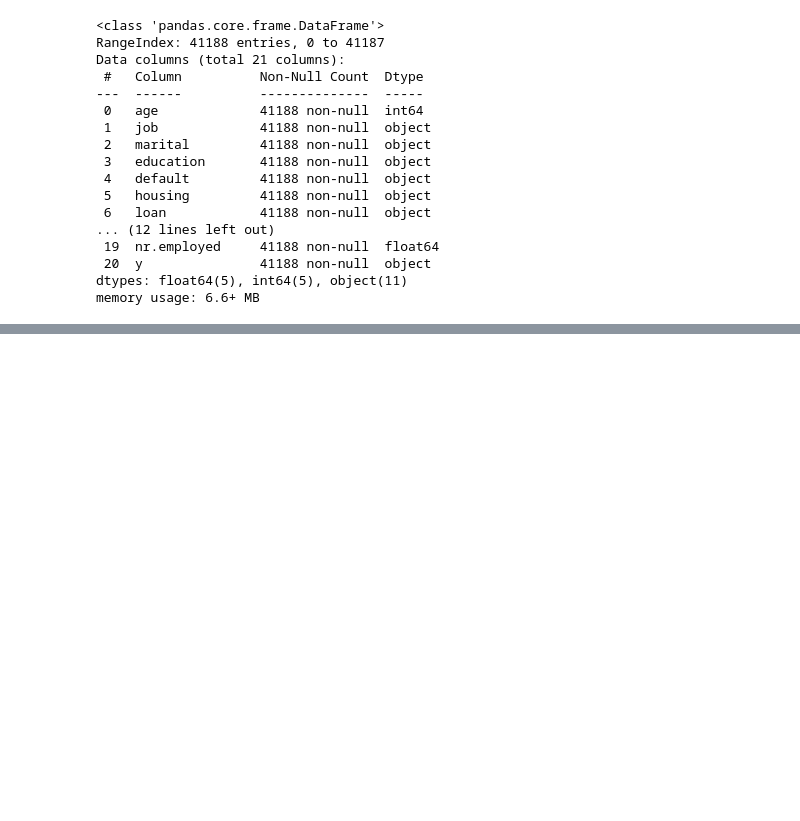
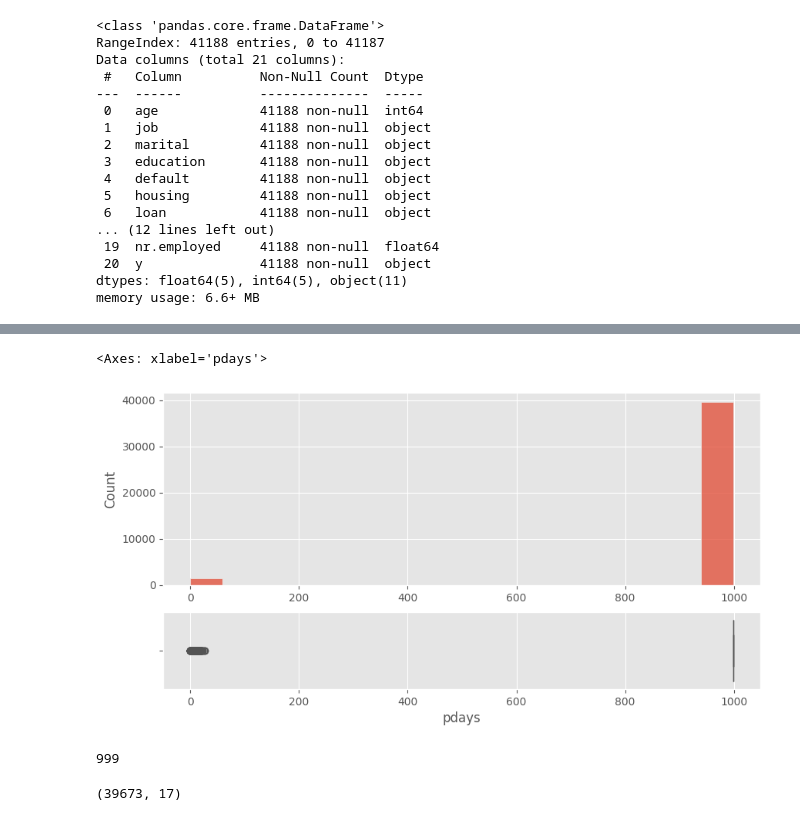
Before and after one commit to allankruger/logistic-regression, a Jupyter notebook: src/explore.ipynb, the cells around one changed output, grey strips where cells are left out. Drawn from its saved outputs; the diff is of its cells as text; code cells hidden in the pictures; blank space fills up the shorter version.

```diff
--- a/src/explore.ipynb
+++ b/src/explore.ipynb
@@ -488,0 +203,16 @@ data_scal.head()
+# %%
+fig, axes = plt.subplots(2, 1, figsize=(10, 5), gridspec_kw={"height_ratios": [5, 2]})
+
+sns.histplot(data=data, x="pdays", ax=axes[0]).set(xlabel=None)
+sns.boxplot(data=data, x="pdays", ax=axes[1])
+# %% [output]
+<Axes: xlabel='pdays'>
+[figure, added]
+# %%
+data['pdays'].max()
+# %% [output]
+999
+# %%
+data[data['pdays'] == 999].shape
+# %% [output]
+(39673, 17)
```
Also changed, not shown: parts of 79 cells of this notebook.
